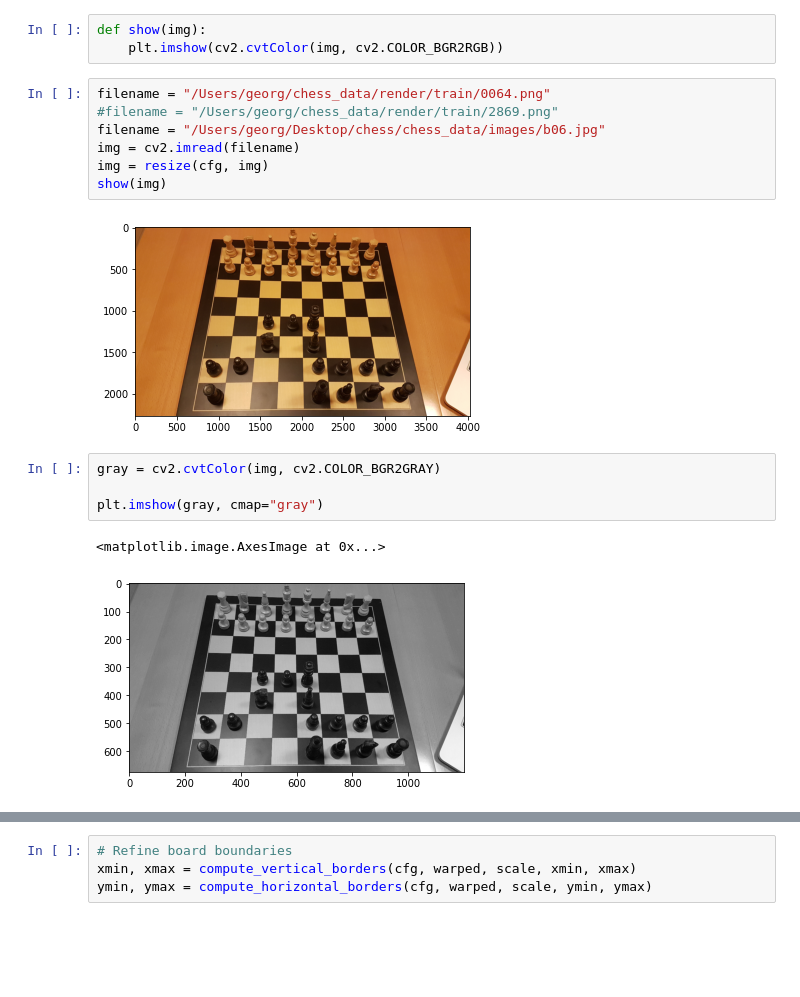
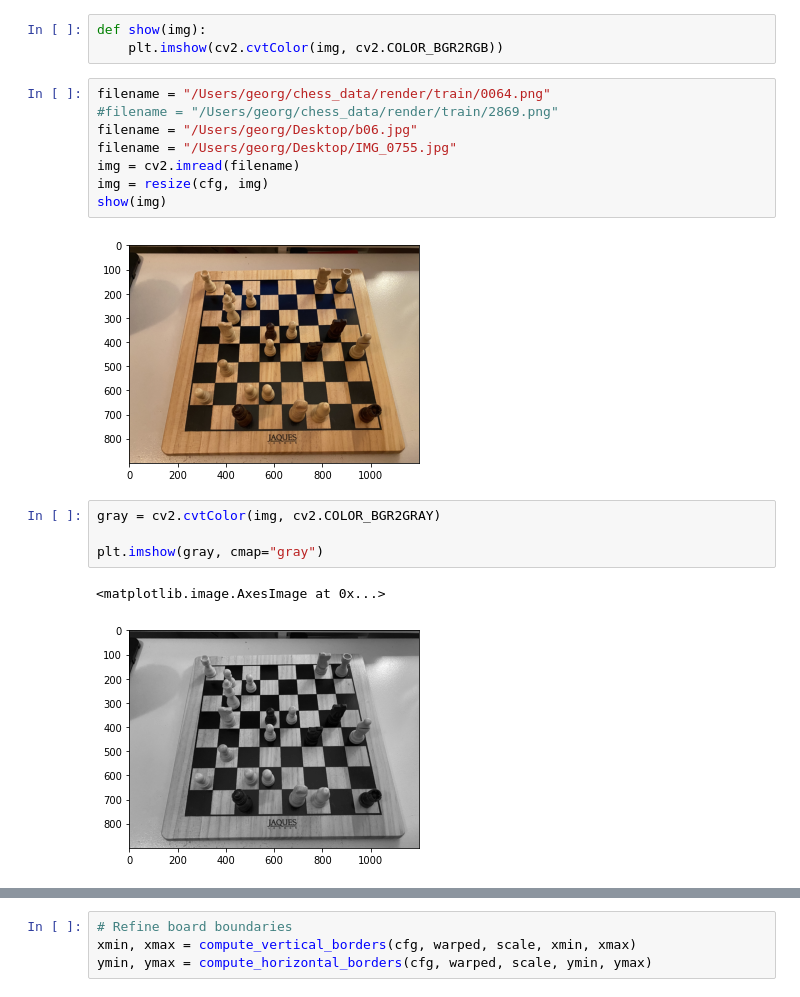
Before and after one commit to georg-wolflein/chesscog, a Jupyter notebook: notebooks/corner_detection.ipynb, the cells around one changed output, grey strips where cells are left out. Drawn from its saved outputs; the diff is of its cells as text; blank space fills up the shorter version.

```diff
--- a/notebooks/corner_detection.ipynb
+++ b/notebooks/corner_detection.ipynb
@@ -43,19 +43,20 @@ def show(img):
 # %%
 filename = "/Users/georg/chess_data/render/train/0064.png"
 #filename = "/Users/georg/chess_data/render/train/2869.png"
-filename = "/Users/georg/Desktop/chess/chess_data/images/b06.jpg"
+filename = "/Users/georg/Desktop/b06.jpg"
+filename = "/Users/georg/Desktop/IMG_0755.jpg"
 img = cv2.imread(filename)
 img = resize(cfg, img)
 show(img)
 # %% [output]
-[figure, old version]
+[figure, new version]
 # %%
 gray = cv2.cvtColor(img, cv2.COLOR_BGR2GRAY)
 
 plt.imshow(gray, cmap="gray")
 # %% [output]
 <matplotlib.image.AxesImage at 0x...>
-[figure, old version]
+[figure, new version]
 # %%
 edges = detect_edges(cfg, gray)
 
```
Also changed, not shown: parts of 10 cells of this notebook, 3 other files.
